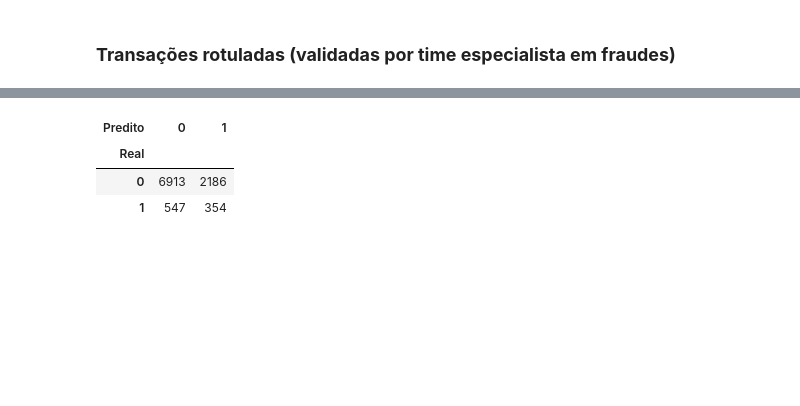
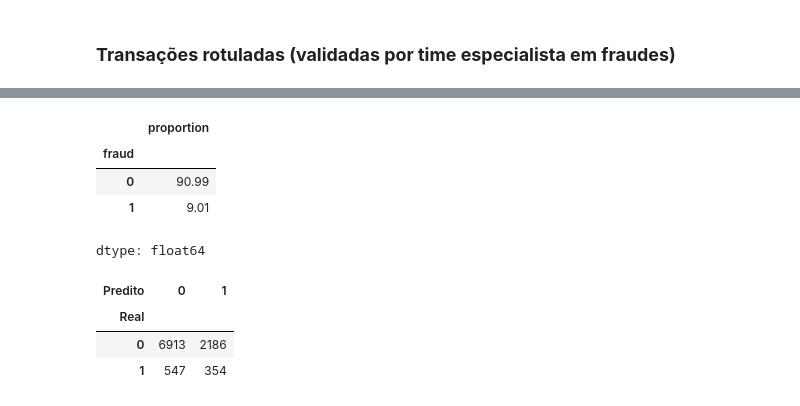
Before and after one commit to OviedoVR/ML_especializacao_2025, a Jupyter notebook: notebooks/deteccao_fraudes.ipynb, the cells around one changed output, grey strips where cells are left out. Cells and saved outputs as stored; diff of their text form; code cells hidden in the pictures; blank space fills up the shorter version.

Commit message:
Update & enhance fraud ipynb

```diff
--- a/notebooks/deteccao_fraudes.ipynb
+++ b/notebooks/deteccao_fraudes.ipynb
@@ -123,6 +124,14 @@ transacoes_validadas.head()
 | 2 | 647a8a9bf1a640888bf8f9e26258d680 | 11.088277 | 0.108022 | 1.450553 | 1 | ... |
 | 3 | 335f0112a4f54034a2e0ad86093c0e47 | 5.740341 | 2.341908 | 3.273426 | 1 | ... |
 | 4 | b388e77a58574853864bc45cd8199ee3 | 77.771134 | 0.057858 | 4.389453 | 1 | ... |
+# %%
+transacoes_validadas['fraud'].value_counts(normalize=True) * 100
+# %% [output]
+|  | proportion |
+| fraud |  |
+| 0 | 90.99 |
+| 1 | 9.01 |
+dtype: float64
 # %%
 # Merge dos dados (obter coluna fraude comprovada):
 dados_comparacao = pd.merge(
```
Also changed, not shown: parts of 6 cells of this notebook.
